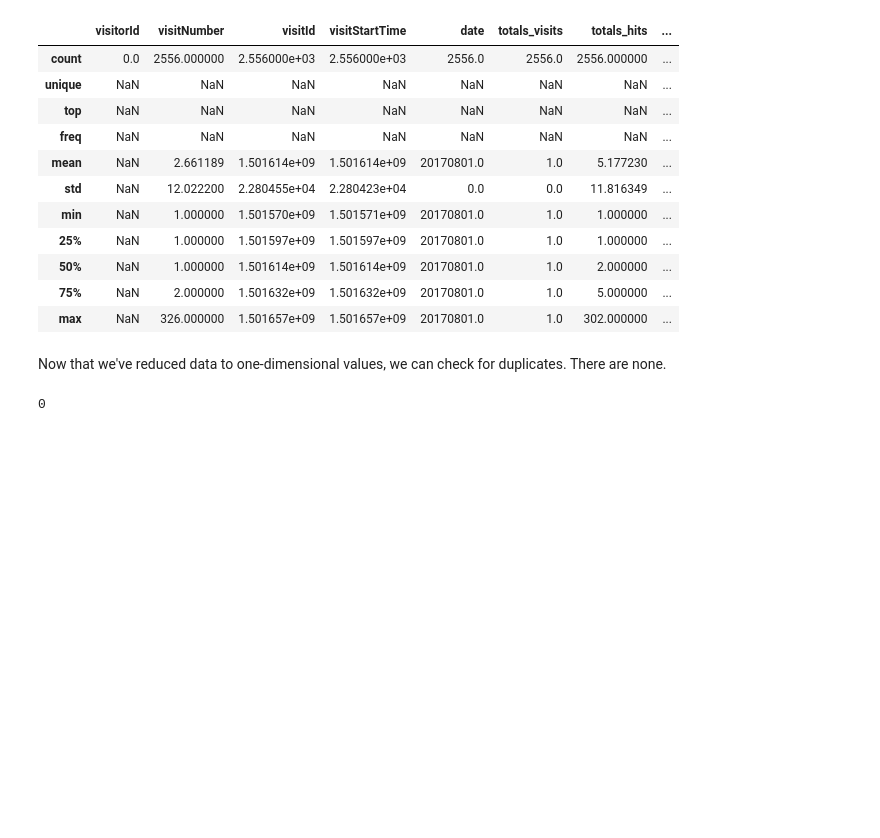
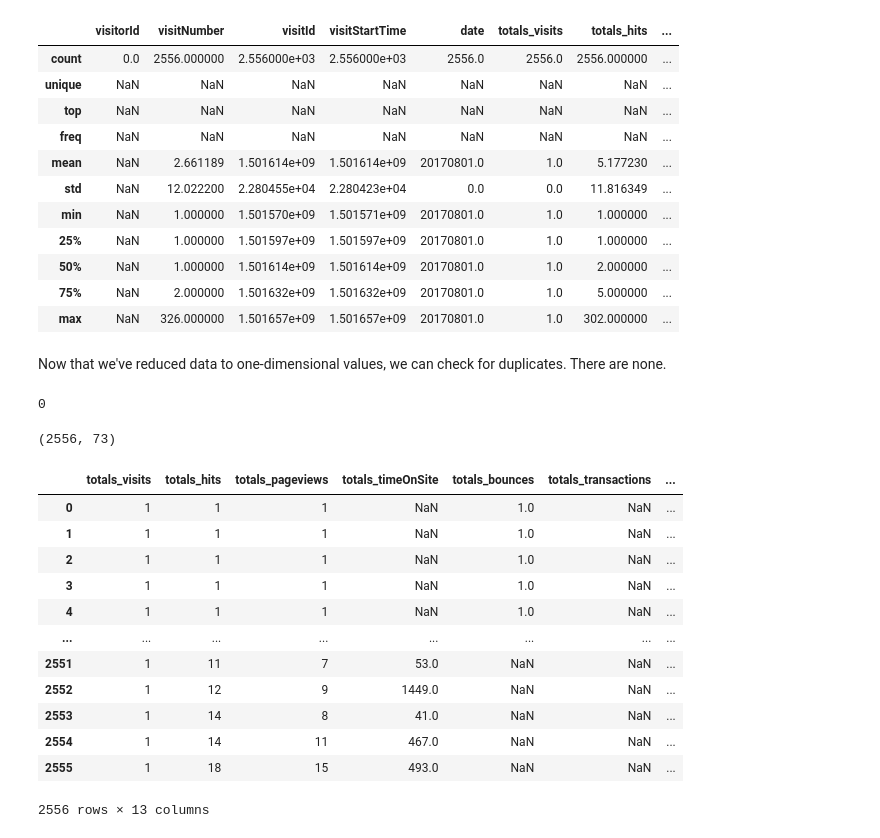
Before and after one commit to lamparelli/analytics_eda, a Jupyter notebook: eda.ipynb, the cells around one changed output. Drawn from its saved outputs; the diff is of its cells as text; code cells hidden in the pictures; blank space fills up the shorter version.

```diff
--- a/eda.ipynb
+++ b/eda.ipynb
@@ -215,0 +238,20 @@ data.duplicated().sum()
+# %%
+data.shape
+# %% [output]
+(2556, 73)
+# %%
+data[[col for col in data.columns if col.startswith("totals")]]
+# %% [output]
+|  | totals_visits | totals_hits | totals_pageviews | totals_timeOnSite | totals_bounces | totals_transactions | ... |
+| 0 | 1 | 1 | 1 | NaN | 1.0 | NaN | ... |
+| 1 | 1 | 1 | 1 | NaN | 1.0 | NaN | ... |
+| 2 | 1 | 1 | 1 | NaN | 1.0 | NaN | ... |
+| 3 | 1 | 1 | 1 | NaN | 1.0 | NaN | ... |
+| 4 | 1 | 1 | 1 | NaN | 1.0 | NaN | ... |
+| ... | ... | ... | ... | ... | ... | ... | ... |
+| 2551 | 1 | 11 | 7 | 53.0 | NaN | NaN | ... |
+| 2552 | 1 | 12 | 9 | 1449.0 | NaN | NaN | ... |
+| 2553 | 1 | 14 | 8 | 41.0 | NaN | NaN | ... |
+| 2554 | 1 | 14 | 11 | 467.0 | NaN | NaN | ... |
+| 2555 | 1 | 18 | 15 | 493.0 | NaN | NaN | ... |
+2556 rows × 13 columns
```
Also changed, not shown: parts of 5 cells of this notebook.
